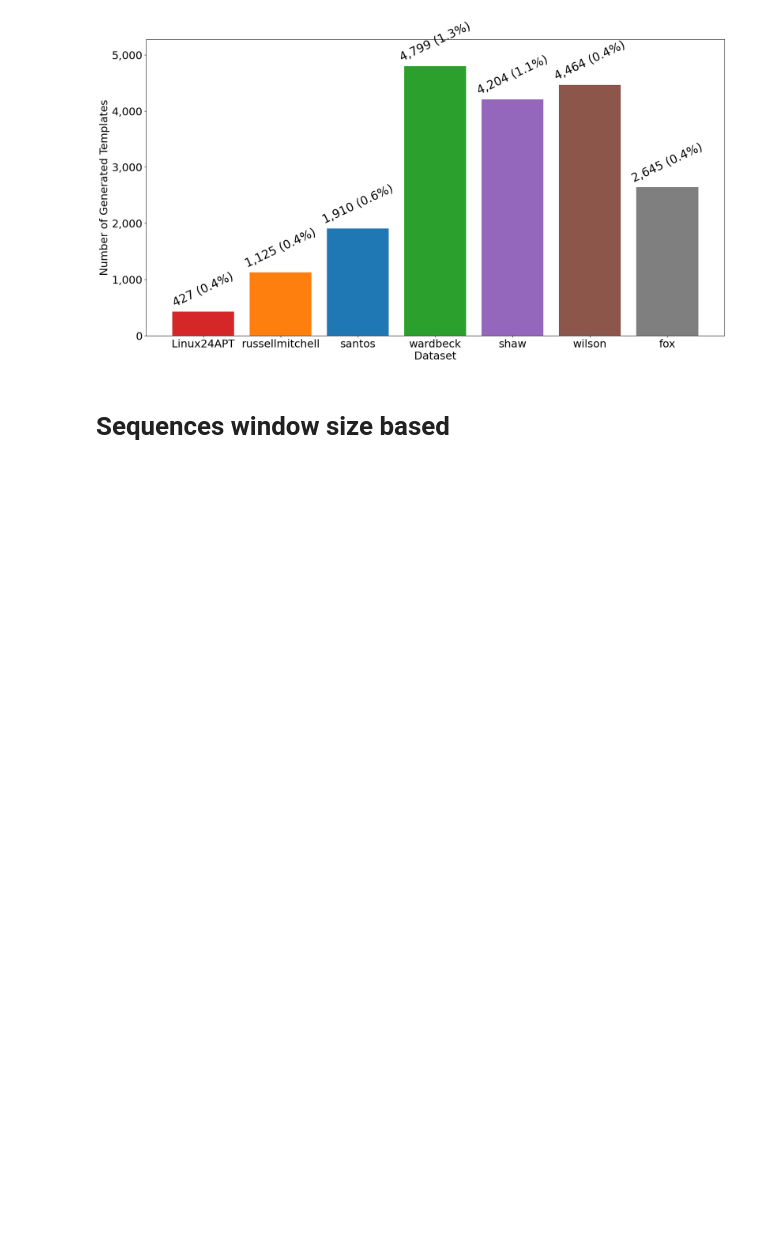
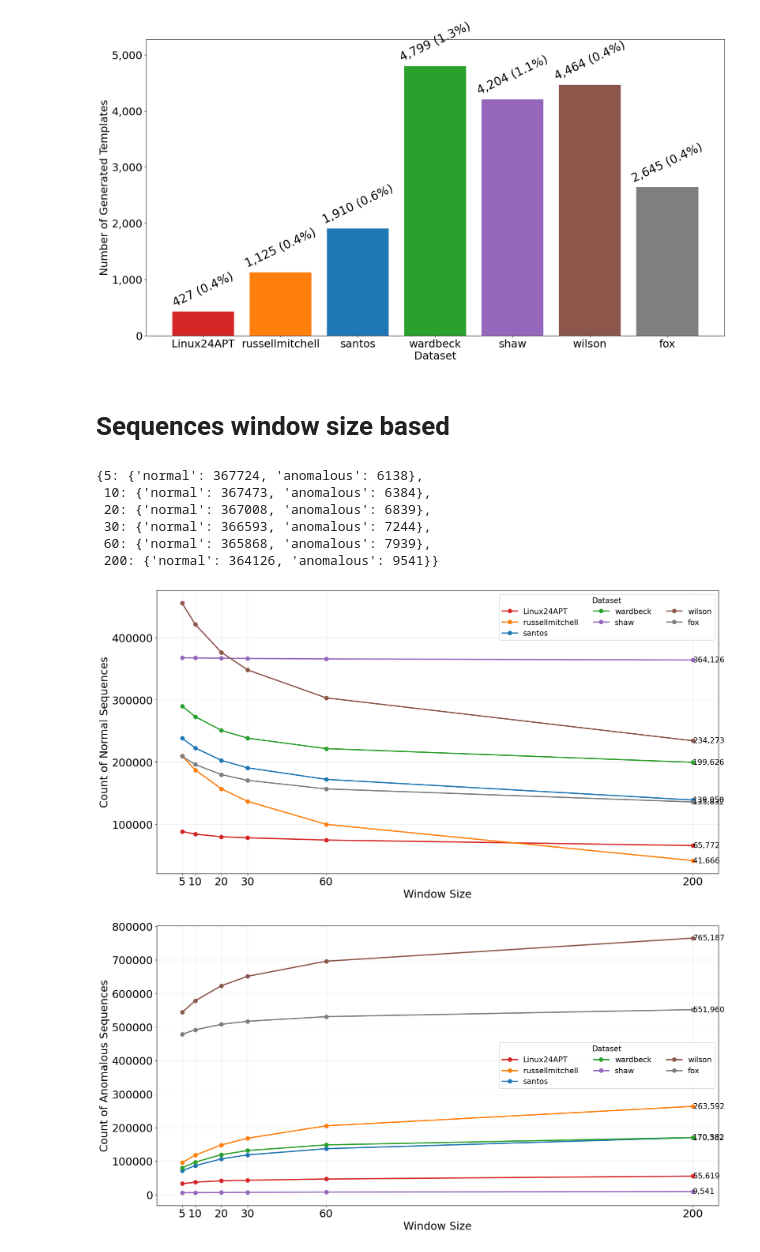
Before and after one commit to AhmedCoolProjects/Log-based-Anomaly-Detection-in-APTs, a Jupyter notebook: dataset.ipynb, the cells around one changed output. Saved outputs shown, nothing was run; the diff lists cells and outputs as text; code cells hidden in the pictures; blank space fills up the shorter version.

Commit message:
normal and anomalous seq count

```diff
--- a/dataset.ipynb
+++ b/dataset.ipynb
@@ -270,0 +291,75 @@ plt.show()
+# %%
+seq_label_stats = {
+    name: expected_seq_labeling(df['Label']) for name, df in tqdm(data.items(), desc="Calculating expected sequence labeling")
+}
+# %%
+seq_label_stats['shaw']
+# %% [output]
+{5: {'normal': 367724, 'anomalous': 6138},
+ 10: {'normal': 367473, 'anomalous': 6384},
+ 20: {'normal': 367008, 'anomalous': 6839},
+ 30: {'normal': 366593, 'anomalous': 7244},
+ 60: {'normal': 365868, 'anomalous': 7939},
+ 200: {'normal': 364126, 'anomalous': 9541}}
+# %%
+# ...existing code...
+# Build a tidy DataFrame from seq_label_stats
+palette = ['#d62728','#ff7f0e','#1f77b4', '#2ca02c', '#9467bd', '#8c564b', '#7f7f7f']
+color_map = {ds: palette[i % len(palette)] for i, ds in enumerate(datasets)}
+
+records = []
+for ds, stats in seq_label_stats.items():
+    for win_size, cnts in stats.items():
+        records.append({
+            "Dataset": ds,
+            "WindowSize": win_size,
+            "normal": cnts["normal"],
+            "anomalous": cnts["anomalous"]
+        })
+seq_df = pd.DataFrame(records)
+
+# Ensure proper ordering of window sizes
+seq_df = seq_df.sort_values(["Dataset", "WindowSize"])
+
+def _plot_metric(metric: str, ylabel: str):
+    plt.style.use('default')
+    plt.figure(figsize=(18, 9))
+    for ds in datasets:
+        dsub = seq_df[seq_df.Dataset == ds]
+        plt.plot(
+            dsub["WindowSize"],
+            dsub[metric],
+            marker='o',
+            linewidth=2.5,
+            markersize=8,
+            label=ds,
+            color=color_map[ds]
+        )
+        # Optional annotate last point
+        last_row = dsub.iloc[-1]
+        plt.text(
+            last_row["WindowSize"],
+            last_row[metric],
+            f"{last_row[metric]:,}",
+            fontsize=_FONT_SIZE * 0.65,
+            ha='left',
+            va='center'
+        )
+    plt.xlabel("Window Size", fontsize=_FS)
+    plt.ylabel(ylabel, fontsize=_FS)
+    plt.xticks(sorted(seq_df["WindowSize"].unique()), fontsize=_FS)
+    plt.yticks(fontsize=_FS)
+    plt.grid(alpha=0.3)
+    plt.legend(title="Dataset", fontsize=_FS * 0.7, title_fontsize=_FS * 0.7, ncol=3)
+    plt.tight_layout()
+    plt.show()
+
+# Plot normal sequences
+_plot_metric("normal", "Count of Normal Sequences")
+
+# Plot anomalous sequences
+_plot_metric("anomalous", "Count of Anomalous Sequences")
+#
+# %% [output]
+[figure, added]
+[figure, added]
```
Also changed, not shown: parts of 1 cell of this notebook, 2 other files.
